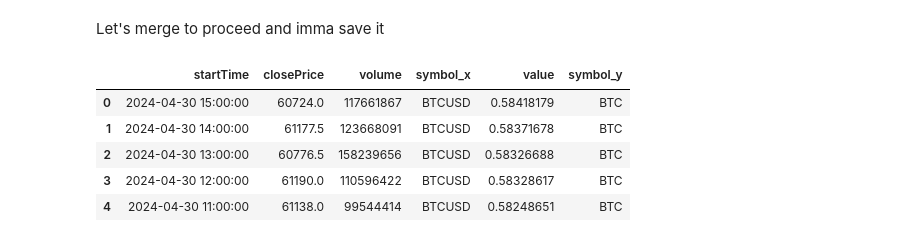
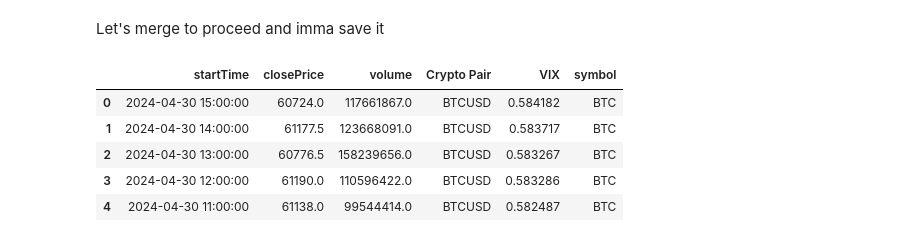
Before and after one commit to Gruntrexpewrus/TradersPlayground, a Jupyter notebook: Python4Finance/how_to_preprocess_data_crypto.ipynb, the cells around one changed output. Drawn from its saved outputs; the diff is of its cells as text; code cells hidden in the pictures.

Commit message:
volatility done

```diff
--- a/Python4Finance/how_to_preprocess_data_crypto.ipynb
+++ b/Python4Finance/how_to_preprocess_data_crypto.ipynb
@@ -192,5 +188,6 @@ print(df2)
 Let me clean a moment since I just need the close price and the data
 # %%
 df_btc = df2[["startTime", "closePrice", "volume", "symbol"]]
+df_btc.rename(columns = {"symbol":"Crypto Pair"}, inplace=True)
 df_btc.head()
 # %% [output]
@@ -213,15 +214,19 @@ df.head()
 Let's merge to proceed and imma save it
 # %%
 df_volatility = pd.merge(df_btc, df, on='startTime', how='inner')
-df_volatility.rename(columns = {"value":"VIX"})
+df_volatility.rename(columns = {"value":"VIX"}, inplace=True)
+
+for col in ['closePrice', 'VIX', 'volume']:
+    df_volatility[col] = df_volatility[col].astype(float)
+
 df_volatility.head()
 # %% [output]
-|  | startTime | closePrice | volume | symbol_x | value | symbol_y |
-| 0 | 2024-04-30 15:00:00 | 60724.0 | 117661867 | BTCUSD | 0.58418179 | BTC |
-| 1 | 2024-04-30 14:00:00 | 61177.5 | 123668091 | BTCUSD | 0.58371678 | BTC |
-| 2 | 2024-04-30 13:00:00 | 60776.5 | 158239656 | BTCUSD | 0.58326688 | BTC |
-| 3 | 2024-04-30 12:00:00 | 61190.0 | 110596422 | BTCUSD | 0.58328617 | BTC |
-| 4 | 2024-04-30 11:00:00 | 61138.0 | 99544414 | BTCUSD | 0.58248651 | BTC |
+|  | startTime | closePrice | volume | Crypto Pair | VIX | symbol |
+| 0 | 2024-04-30 15:00:00 | 60724.0 | 117661867.0 | BTCUSD | 0.584182 | BTC |
+| 1 | 2024-04-30 14:00:00 | 61177.5 | 123668091.0 | BTCUSD | 0.583717 | BTC |
+| 2 | 2024-04-30 13:00:00 | 60776.5 | 158239656.0 | BTCUSD | 0.583267 | BTC |
+| 3 | 2024-04-30 12:00:00 | 61190.0 | 110596422.0 | BTCUSD | 0.583286 | BTC |
+| 4 | 2024-04-30 11:00:00 | 61138.0 | 99544414.0 | BTCUSD | 0.582487 | BTC |
 # %%
 df_volatility.to_csv('/Users/leonardoplacidi/Desktop/BacktestingTrade/Python4Finance/data/Bybit_btc_volatility.csv', index=False)
 # %%
```
Also changed, not shown: parts of 7 cells of this notebook.
